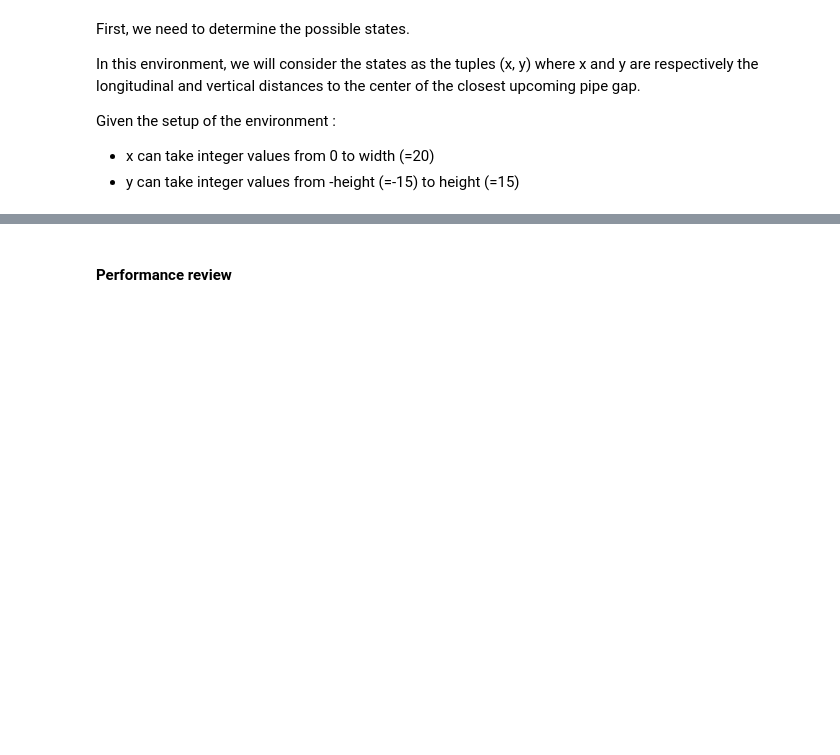
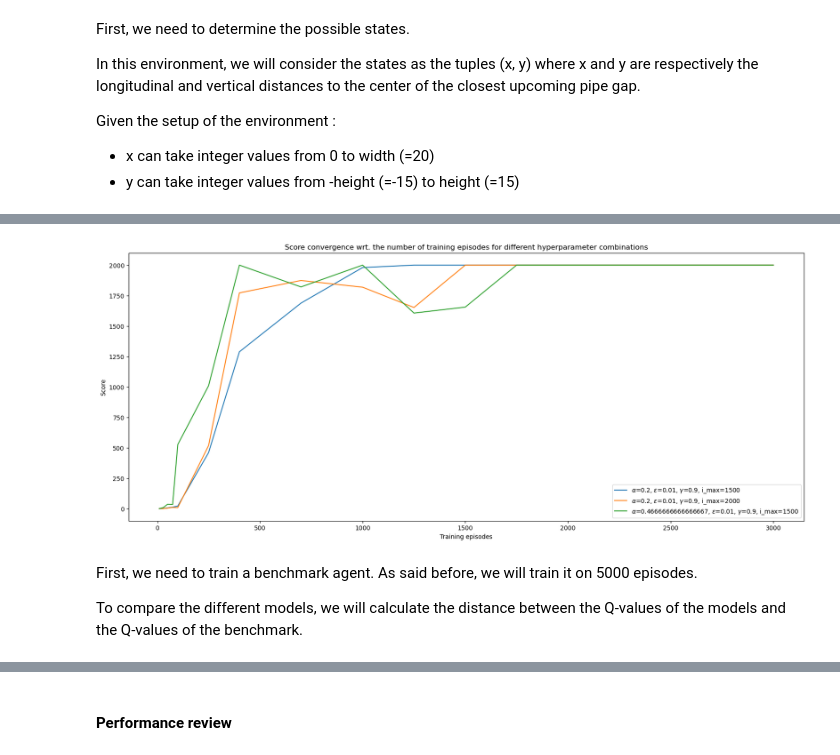
Before and after one commit to OmaMansou/RL-flappy-bird, a Jupyter notebook: RL implementation.ipynb, the cells around one changed output, grey strips where cells are left out. Saved outputs shown, nothing was run; the diff lists cells and outputs as text; code cells hidden in the pictures; blank space fills up the shorter version.

```diff
--- a/RL implementation.ipynb
+++ b/RL implementation.ipynb
@@ -328,0 +702,18 @@ Distance From Pipe (dx=0,dy=-11)
+# %%
+alpha_range = np.linspace(0.2, 1, 4)
+epsilon_range = [0.01, 0.1]
+gamma_range = [0.8, 0.9, 1]
+i_max_range = [1500, 2000]
+
+n_trains = 10
+n_plays = 10
+
+result_dict = hyperparameter_tuning(alpha_range,
+                                    epsilon_range,
+                                    gamma_range,
+                                    i_max_range,
+                                    n_trains = n_trains,
+                                    n_plays = n_plays)
+# %%
+result_df = pd.DataFrame(result_dict)
+result_df
@@ -328,0 +740,34 @@ Distance From Pipe (dx=0,dy=-11)
+# %%
+episodes_array = [10, 30, 50, 75, 100, 250, 400, 700, 1000, 1250, 1500, 1750, 2000, 2500, 3000]
+
+for index, row in result_df.iterrows():
+    alpha = row['alpha']
+    epsilon = row['epsilon']
+    gamma = row['gamma']
+    i_max = row['i_max']
+
+    median_score = row['median_score']
+    mean_score = row['mean_score']
+
+    instances_max = np.sum(np.array(mean_score) == 2000)
+
+    if instances_max > 4 :
+
+        label = fr"$\alpha$={alpha}, $\epsilon$={epsilon}, $\gamma$={gamma}, i_max={i_max}"
+
+        plt.plot(episodes_array, mean_score, label=label)
+
+plt.xlabel("Training episodes")
+plt.ylabel("Score")
+
+plt.title("Score convergence wrt. the number of training episodes for different hyperparameter combinations")
+
+plt.legend()
+
+plt.show()
+# %% [output]
+[figure, added]
+# %% [markdown]
+First, we need to train a benchmark agent. As said before, we will train it on 5000 episodes.
+
+To compare the different models, we will calculate the distance between the Q-values of the models and the Q-values of the benchmark.
```
Also changed, not shown: parts of 46 cells of this notebook, 5 other files.
